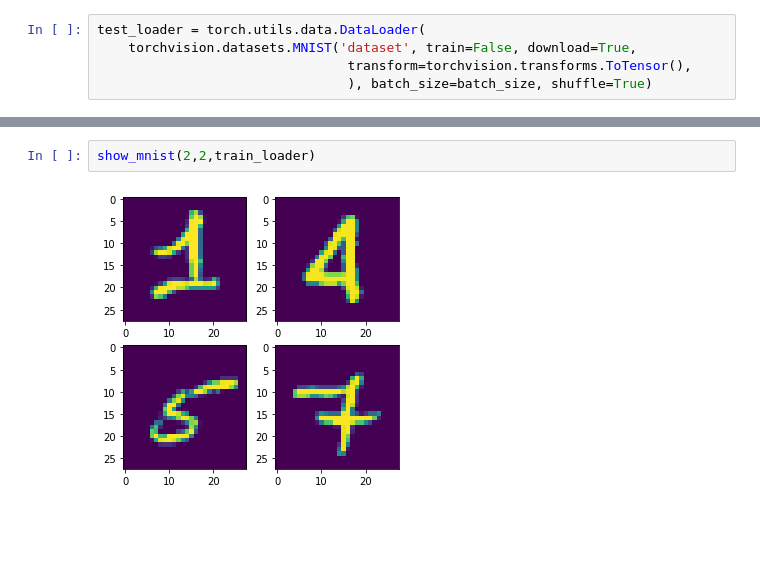
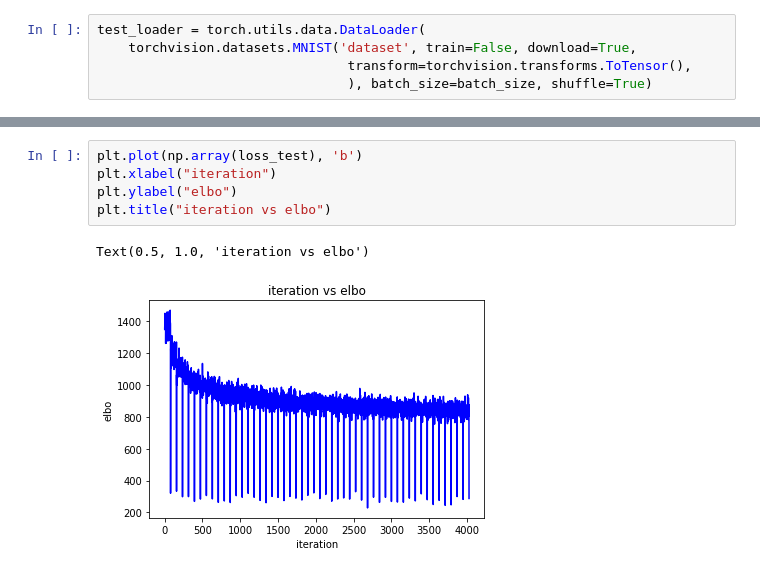
Before and after one commit to ge96rox/MLCMS04, a Jupyter notebook: task3.ipynb, the cells around one changed output, grey strips where cells are left out. Cells and saved outputs as stored; diff of their text form; blank space fills up the shorter version.

```diff
--- a/task3.ipynb
+++ b/task3.ipynb
@@ -72,4 +126,8 @@ Epoch 4
-# %%
-show_mnist(2,2,train_loader)
-# %% [output]
-[figure, removed]
+# %%
+plt.plot(np.array(loss_test), 'b')
+plt.xlabel("iteration")
+plt.ylabel("elbo")
+plt.title("iteration vs elbo")
+# %% [output]
+Text(0.5, 1.0, 'iteration vs elbo')
+[figure, added]
```
Also changed, not shown: parts of 6 cells of this notebook, 1 other file.
